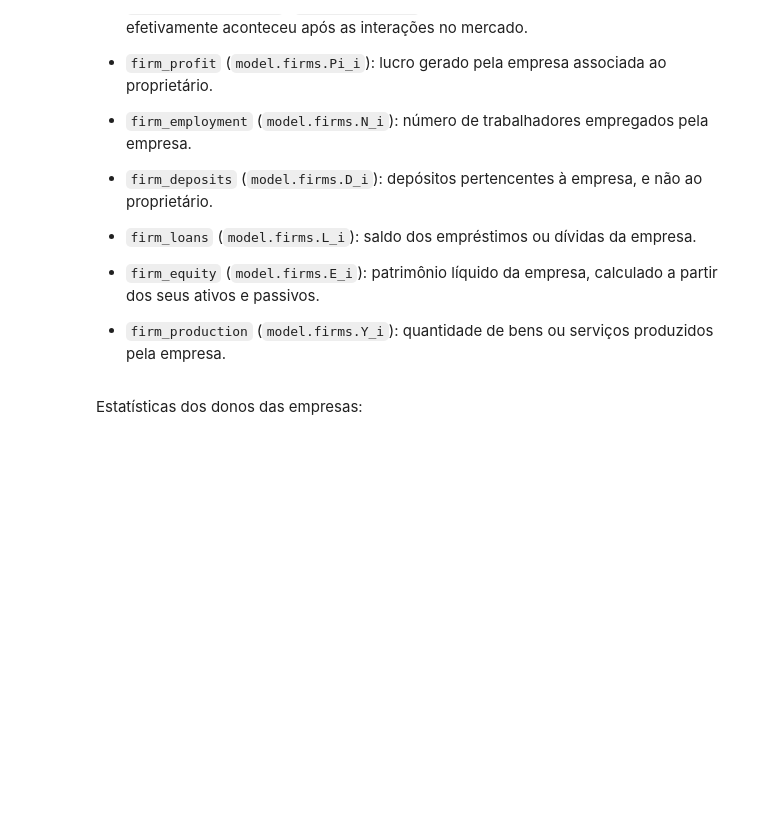
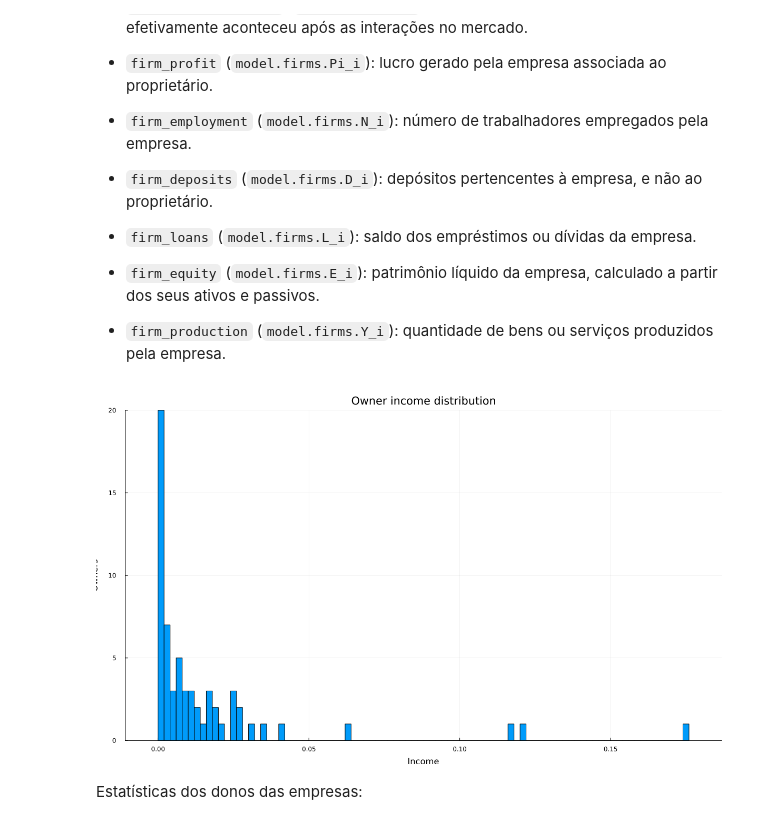
Before and after one commit to danielbandrade/BeforeIT-dba, a Jupyter notebook: dba-studies/gambling-market/exploracao-beforeIT-pt1.ipynb, the cells around one changed output. Drawn from its saved outputs; the diff is of its cells as text; code cells hidden in the pictures; blank space fills up the shorter version.

```diff
--- a/dba-studies/gambling-market/exploracao-beforeIT-pt1.ipynb
+++ b/dba-studies/gambling-market/exploracao-beforeIT-pt1.ipynb
@@ -238,6 +238,24 @@ firm_owners = DataFrame(
     firm_equity = firms.E_i,
     firm_production = firms.Y_i,
 );
+# %%
+model.prop.b_HH_g
+
+p1 = histogram(
+    model.prop.b_HH_g;
+    bins = 100,
+    title = "Owner income distribution",
+    xlabel = "Income",
+    ylabel = "Owners",
+    label = false,
+)
+
+plot(
+    p1,
+    size = (1200, 700),
+)
+# %% [output]
+[figure, added]
 # %% [markdown]
 Estatísticas dos donos das empresas:
 # %%
```
Also changed, not shown: 23 other files.
